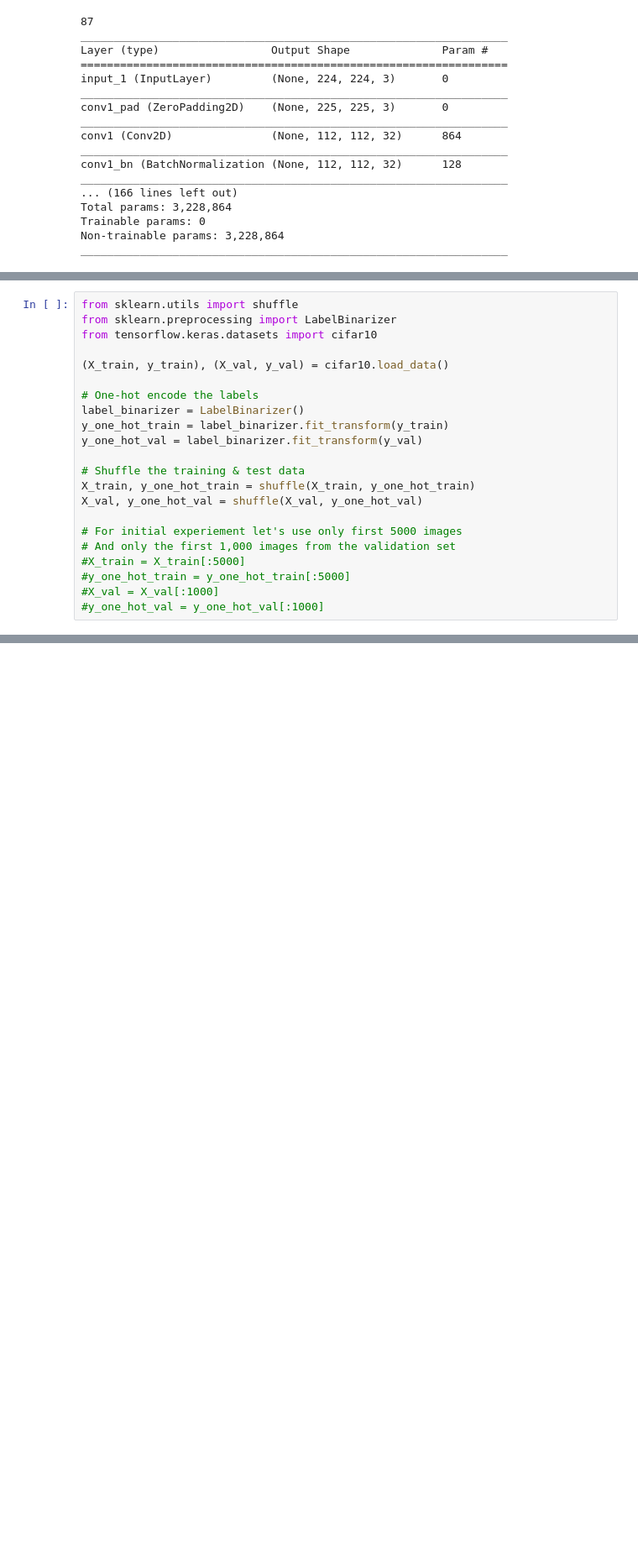
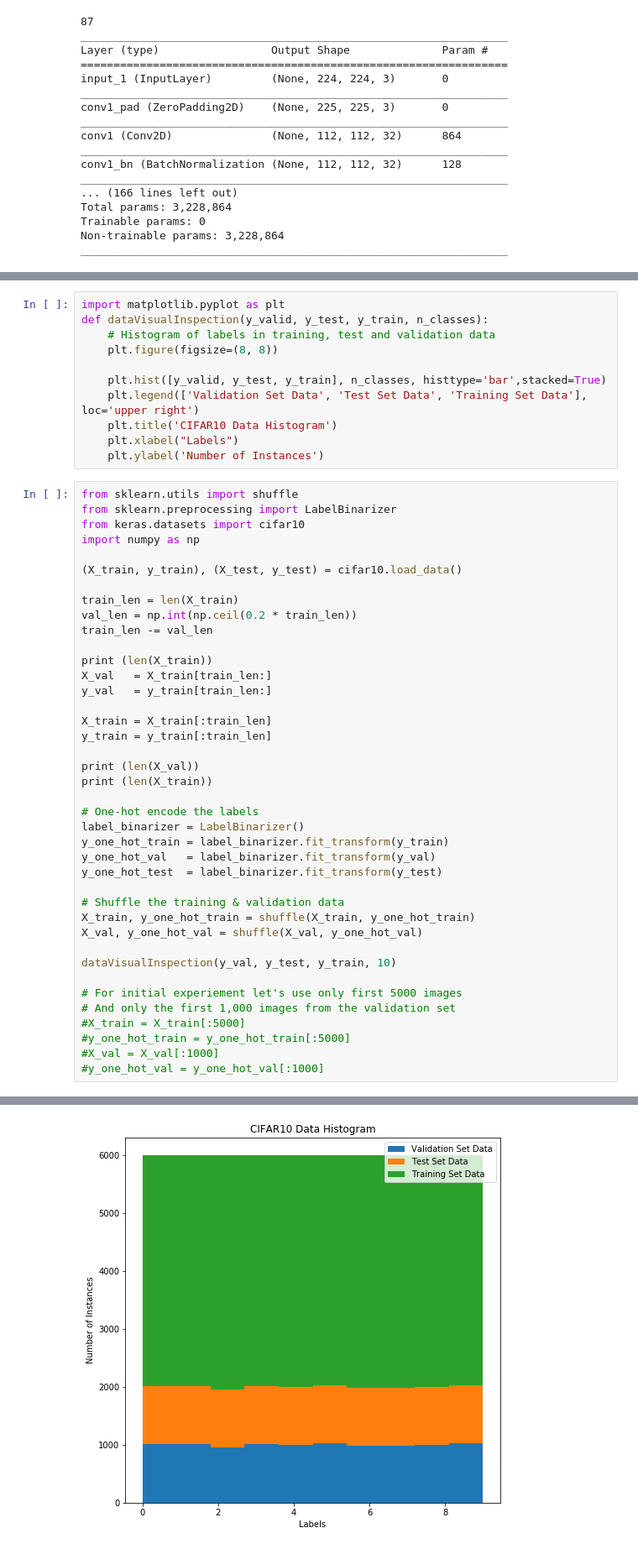
Before and after one commit to PacktPublishing/Hands-On-Deep-Learning-for-Mobile, a Jupyter notebook: Chapter3/Ch3_2_MobileNet_TransferLearning.ipynb, the cells around one changed output, grey strips where cells are left out. Shown at 84% size. Cells and saved outputs as stored; diff of their text form; blank space fills up the shorter version.

```diff
--- a/Chapter3/Ch3_2_MobileNet_TransferLearning.ipynb
+++ b/Chapter3/Ch3_2_MobileNet_TransferLearning.ipynb
@@ -109,21 +114,50 @@ Total params: 4,288,714
 Trainable params: 1,059,850
 Non-trainable params: 3,228,864
 _________________________________________________________________
+# %%
+import matplotlib.pyplot as plt
+def dataVisualInspection(y_valid, y_test, y_train, n_classes):
+    # Histogram of labels in training, test and validation data
+    plt.figure(figsize=(8, 8))
+
+    plt.hist([y_valid, y_test, y_train], n_classes, histtype='bar',stacked=True)
+    plt.legend(['Validation Set Data', 'Test Set Data', 'Training Set Data'], loc='upper right')
+    plt.title('CIFAR10 Data Histogram')
+    plt.xlabel("Labels")
+    plt.ylabel('Number of Instances')
 # %%
 from sklearn.utils import shuffle
 from sklearn.preprocessing import LabelBinarizer
-from tensorflow.keras.datasets import cifar10
+from keras.datasets import cifar10
+import numpy as np
 
-(X_train, y_train), (X_val, y_val) = cifar10.load_data()
+(X_train, y_train), (X_test, y_test) = cifar10.load_data()
+
+train_len = len(X_train)
+val_len = np.int(np.ceil(0.2 * train_len))
+train_len -= val_len
+
+print (len(X_train))
+X_val   = X_train[train_len:]
+y_val   = y_train[train_len:]
+
+X_train = X_train[:train_len]
+y_train = y_train[:train_len]
+
+print (len(X_val))
+print (len(X_train))
 
 # One-hot encode the labels
 label_binarizer = LabelBinarizer()
 y_one_hot_train = label_binarizer.fit_transform(y_train)
-y_one_hot_val = label_binarizer.fit_transform(y_val)
+y_one_hot_val   = label_binarizer.fit_transform(y_val)
+y_one_hot_test  = label_binarizer.fit_transform(y_test)
 
-# Shuffle the training & test data
+# Shuffle the training & validation data
 X_train, y_one_hot_train = shuffle(X_train, y_one_hot_train)
 X_val, y_one_hot_val = shuffle(X_val, y_one_hot_val)
+
+dataVisualInspection(y_val, y_test, y_train, 10)
 
 # For initial experiement let's use only first 5000 images
 # And only the first 1,000 images from the validation set
@@ -131,3 +165,4 @@ X_val, y_one_hot_val = shuffle(X_val, y_one_hot_val)
 #y_one_hot_train = y_one_hot_train[:5000]
 #X_val = X_val[:1000]
 #y_one_hot_val = y_one_hot_val[:1000]
+# %% [output]
@@ -134,2 +172,3 @@ X_val, y_one_hot_val = shuffle(X_val, y_one_hot_val)
+[figure, added]
 # %%
 # Use a generator to pre-process images for MobileNet
```
Also changed, not shown: parts of 14 cells of this notebook.
